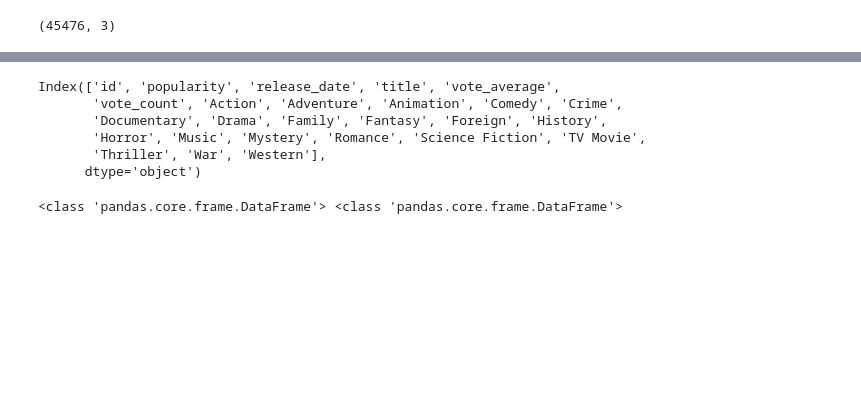
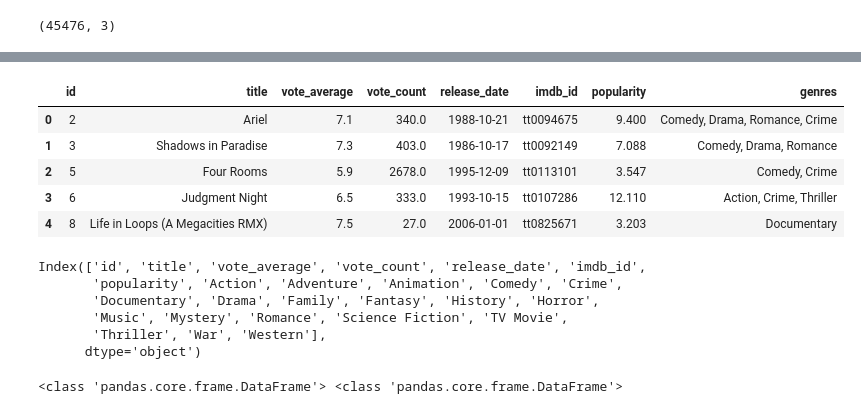
Before and after one commit to Laan33/Rec-Genie, a Jupyter notebook: rec-sys/main.ipynb, the cells around one changed output, grey strips where cells are left out. Cells and saved outputs as stored; diff of their text form; code cells hidden in the pictures; blank space fills up the shorter version.

```diff
--- a/rec-sys/main.ipynb
+++ b/rec-sys/main.ipynb
@@ -52,0 +66,9 @@ import preprocessing as pre
+# %%
+films_df.head()
+# %% [output]
+|  | id | title | vote_average | vote_count | release_date | imdb_id | popularity | genres |
+| 0 | 2 | Ariel | 7.1 | 340.0 | 1988-10-21 | tt0094675 | 9.400 | Comedy, Drama, Romance, Crime |
+| 1 | 3 | Shadows in Paradise | 7.3 | 403.0 | 1986-10-17 | tt0092149 | 7.088 | Comedy, Drama, Romance |
+| 2 | 5 | Four Rooms | 5.9 | 2678.0 | 1995-12-09 | tt0113101 | 3.547 | Comedy, Crime |
+| 3 | 6 | Judgment Night | 6.5 | 333.0 | 1993-10-15 | tt0107286 | 12.110 | Action, Crime, Thriller |
+| 4 | 8 | Life in Loops (A Megacities RMX) | 7.5 | 27.0 | 2006-01-01 | tt0825671 | 3.203 | Documentary |
@@ -57,12 +81,12 @@ ohe_films_df, genre_list_mlb = pre.one_hot_encode_genres(films_df)
-# %%
-ohe_films_df.columns
-# %% [output]
-Index(['id', 'popularity', 'release_date', 'title', 'vote_average',
-       'vote_count', 'Action', 'Adventure', 'Animation', 'Comedy', 'Crime',
-       'Documentary', 'Drama', 'Family', 'Fantasy', 'Foreign', 'History',
-       'Horror', 'Music', 'Mystery', 'Romance', 'Science Fiction', 'TV Movie',
-       'Thriller', 'War', 'Western'],
-      dtype='object')
+# %%
+ohe_films_df.columns
+# %% [output]
+Index(['id', 'title', 'vote_average', 'vote_count', 'release_date', 'imdb_id',
+       'popularity', 'Action', 'Adventure', 'Animation', 'Comedy', 'Crime',
+       'Documentary', 'Drama', 'Family', 'Fantasy', 'History', 'Horror',
+       'Music', 'Mystery', 'Romance', 'Science Fiction', 'TV Movie',
+       'Thriller', 'War', 'Western'],
+      dtype='object')
 # %%
 # Gather info on directors and cast
 credits_df = pre.condense_credits(credits_df)
```
Also changed, not shown: parts of 15 cells of this notebook, 3 other files.
